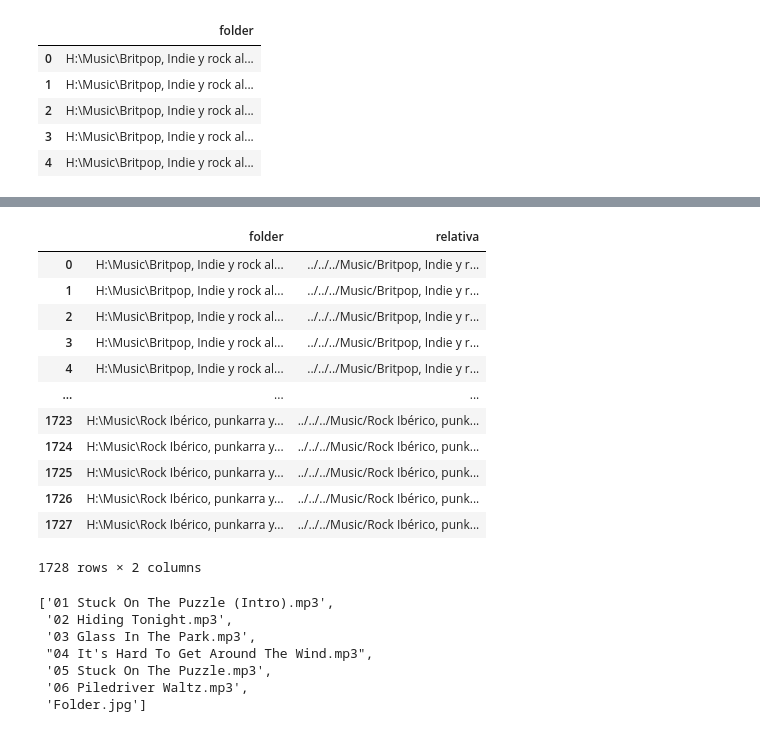
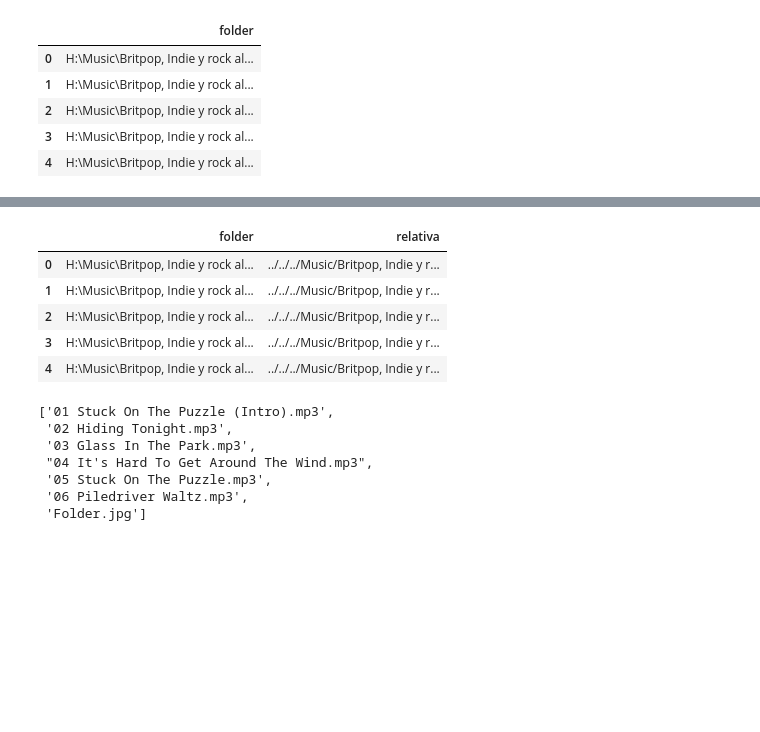
Before and after one commit to emarfer/musicable, a Jupyter notebook: notebooks_pruebas/18_búsqueda_fotos.ipynb, the cells around one changed output, grey strips where cells are left out. Saved outputs shown, nothing was run; the diff lists cells and outputs as text; code cells hidden in the pictures; blank space fills up the shorter version.

```diff
--- a/notebooks_pruebas/18_búsqueda_fotos.ipynb
+++ b/notebooks_pruebas/18_búsqueda_fotos.ipynb
@@ -56,21 +57,14 @@ os.listdir('../../../Music') #carpeta ../../../ cambiar por H:\
 # %%
 carpetas['relativa'] = carpetas.folder.str.replace('\\','/',regex=True).str.replace('H:','../../..',regex=True)
 # %%
-carpetas
+carpetas.head()
 # %% [output]
 |  | folder | relativa |
 | 0 | H:\Music\Britpop, Indie y rock al... | ../../../Music/Britpop, Indie y r... |
 | 1 | H:\Music\Britpop, Indie y rock al... | ../../../Music/Britpop, Indie y r... |
 | 2 | H:\Music\Britpop, Indie y rock al... | ../../../Music/Britpop, Indie y r... |
 | 3 | H:\Music\Britpop, Indie y rock al... | ../../../Music/Britpop, Indie y r... |
 | 4 | H:\Music\Britpop, Indie y rock al... | ../../../Music/Britpop, Indie y r... |
-| ... | ... | ... |
-| 1723 | H:\Music\Rock Ibérico, punkarra y... | ../../../Music/Rock Ibérico, punk... |
-| 1724 | H:\Music\Rock Ibérico, punkarra y... | ../../../Music/Rock Ibérico, punk... |
-| 1725 | H:\Music\Rock Ibérico, punkarra y... | ../../../Music/Rock Ibérico, punk... |
-| 1726 | H:\Music\Rock Ibérico, punkarra y... | ../../../Music/Rock Ibérico, punk... |
-| 1727 | H:\Music\Rock Ibérico, punkarra y... | ../../../Music/Rock Ibérico, punk... |
-1728 rows × 2 columns
 # %%
 prueba = carpetas['relativa'][0:1].values[0]
 # %%
```
Also changed, not shown: parts of 11 cells of this notebook, 3 other files.
